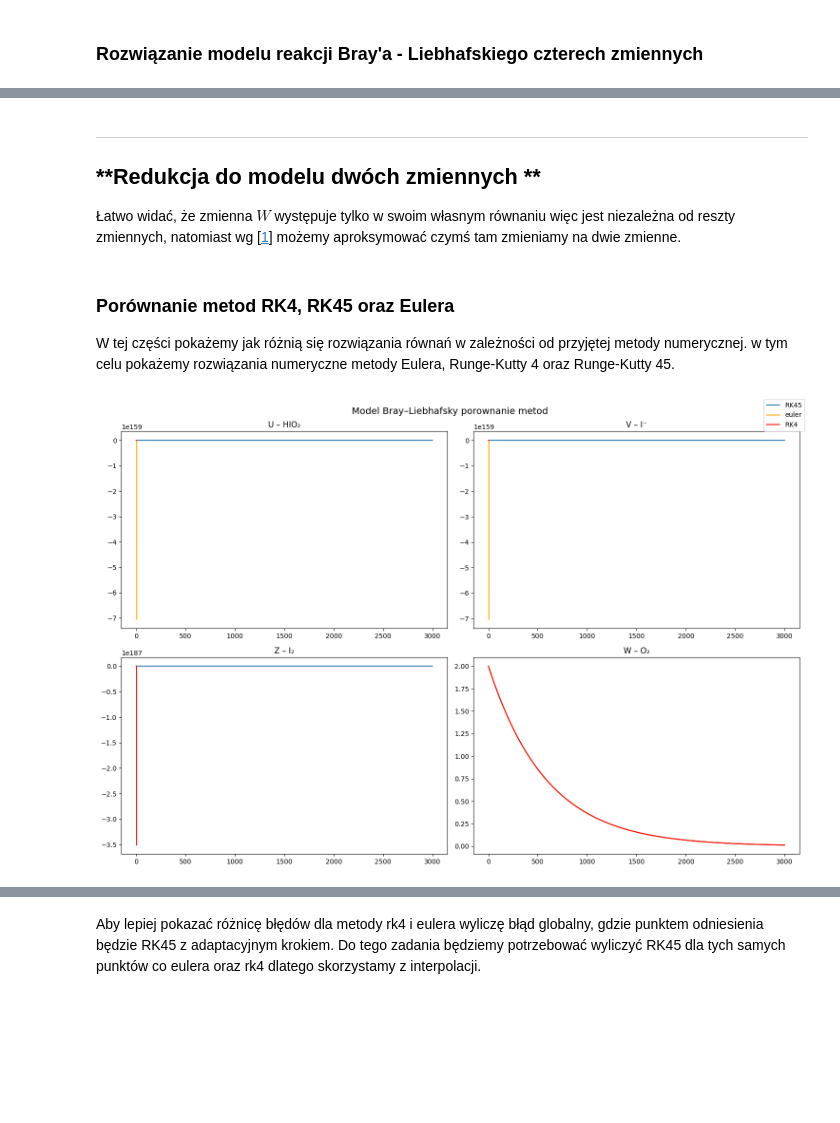
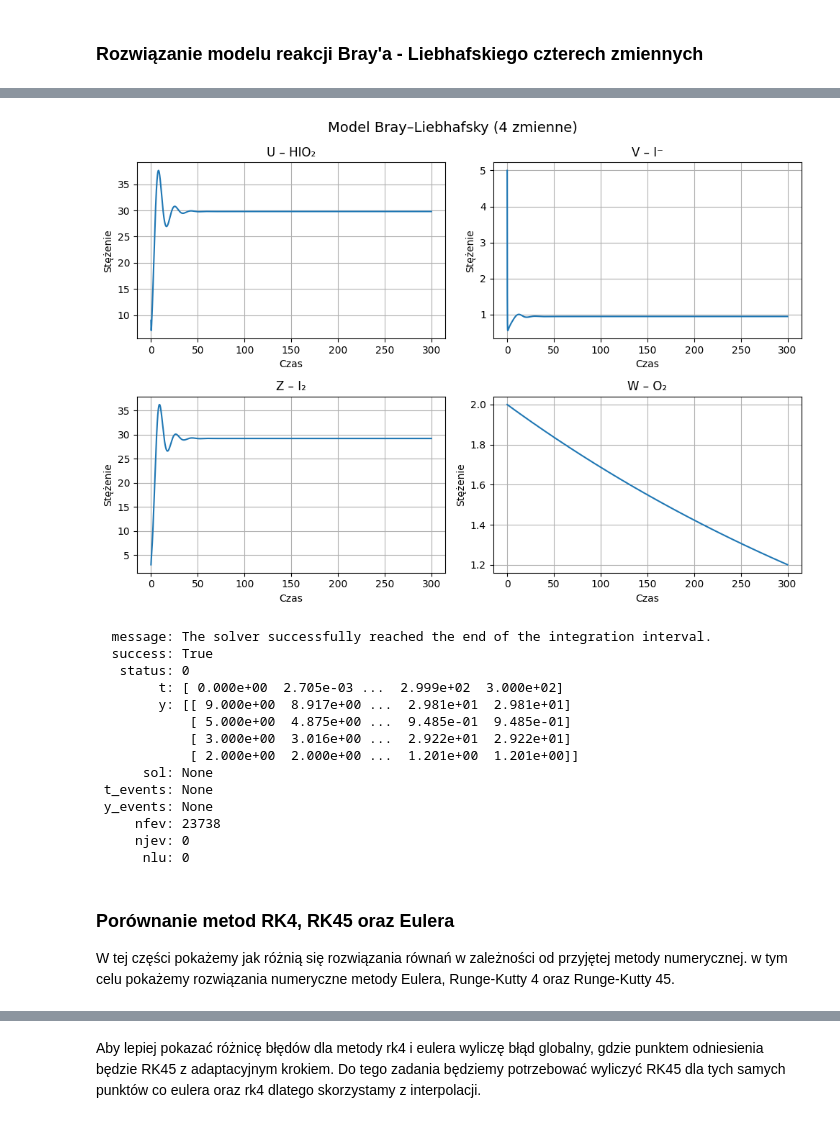
Before and after one commit to Karol-Garbaczewski/Kinetyka-Chemiczna---reakcja-Braya-Liebhafski-ego, a Jupyter notebook: main.ipynb, the cells around one changed output, grey strips where cells are left out. Saved outputs shown, nothing was run; the diff lists cells and outputs as text; code cells hidden in the pictures; blank space fills up the shorter version.

```diff
--- a/main.ipynb
+++ b/main.ipynb
@@ -404,7 +433,34 @@ bl_model(U0, V0, Z0, W0, R1, R2, 1, R4, R5, R6, R7)
-# %% [markdown]
-***
-## **Redukcja do modelu dwóch zmiennych **
-Łatwo widać, że zmienna $W$ występuje tylko w swoim własnym równaniu więc jest niezależna od reszty zmiennych, natomiast wg [[1](#ref1)] możemy aproksymować czymś tam zmieniamy na dwie zmienne.
+# %%
+U0_3 = 9 #00
+V0_3 = 5 #95
+Z0_3 = 3
+W0_3 = 2
+
+R1_3 = 1.0035 #
+R2_3 = 1 #
+R3_3 = 1 #
+R4_3 = 0.0028 #
+R5_3 = 1 # 1.99 mega dziwny
+R6_3 = 0.0017 #
+R7_3 = 0.02 #
+# %%
+bl_model(U0_3, V0_3, Z0_3, W0_3, R1_3, R2_3, R3_3, R4_3, R5_3, R6_3, R7_3, t_max=300)
+# %% [output]
+[figure, added]
+  message: The solver successfully reached the end of the integration interval.
+  success: True
+   status: 0
+        t: [ 0.000e+00  2.705e-03 ...  2.999e+02  3.000e+02]
+        y: [[ 9.000e+00  8.917e+00 ...  2.981e+01  2.981e+01]
+            [ 5.000e+00  4.875e+00 ...  9.485e-01  9.485e-01]
+            [ 3.000e+00  3.016e+00 ...  2.922e+01  2.922e+01]
+            [ 2.000e+00  2.000e+00 ...  1.201e+00  1.201e+00]]
+      sol: None
+ t_events: None
+ y_events: None
+     nfev: 23738
+     njev: 0
+      nlu: 0
 # %% [markdown]
 ### **Porównanie metod RK4, RK45 oraz Eulera**
 W tej części pokażemy jak różnią się rozwiązania równań w zależności od przyjętej metody numerycznej. w tym celu pokażemy rozwiązania numeryczne metody Eulera, Runge-Kutty 4 oraz Runge-Kutty 45.
@@ -495,19 +551,3 @@ def bl_model_comparssion(U0, V0, Z0, W0, R1, R2, R3, R4, R5, R6, R7, step=0.001,
     fig.legend()
     plt.show()
     return None
-# %%
-U0 = 10  # 00
-V0 = 9  # 95
-Z0 = 3
-W0 = 2
-
-R1 = 0.0035
-R2 = 1.0
-R3 = 1.99
-R4 = 0.0028
-R5 = 1.0
-R6 = 0.0017
-R7 = 0.02
-bl_model_comparssion(U0, V0, Z0, W0, R1, R2, R3, R4, R5, R6, R7, step=0.1, t_max=3000)
-# %% [output]
-[figure, removed]
```
Also changed, not shown: parts of 25 cells of this notebook.
